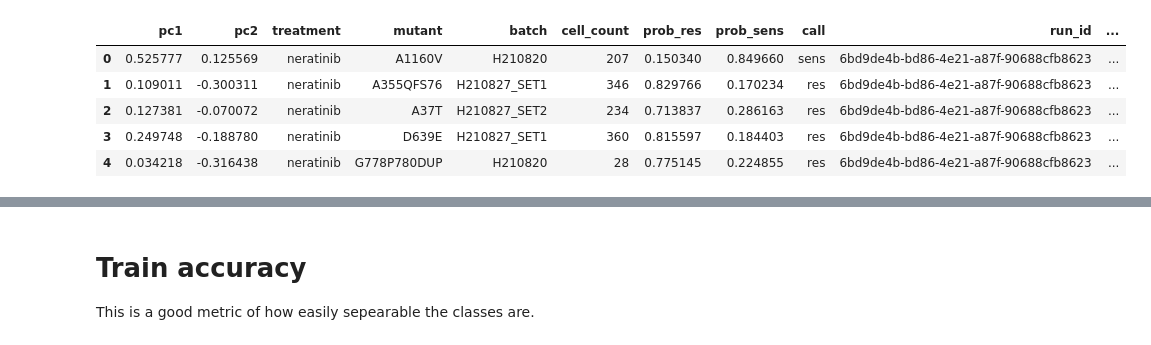
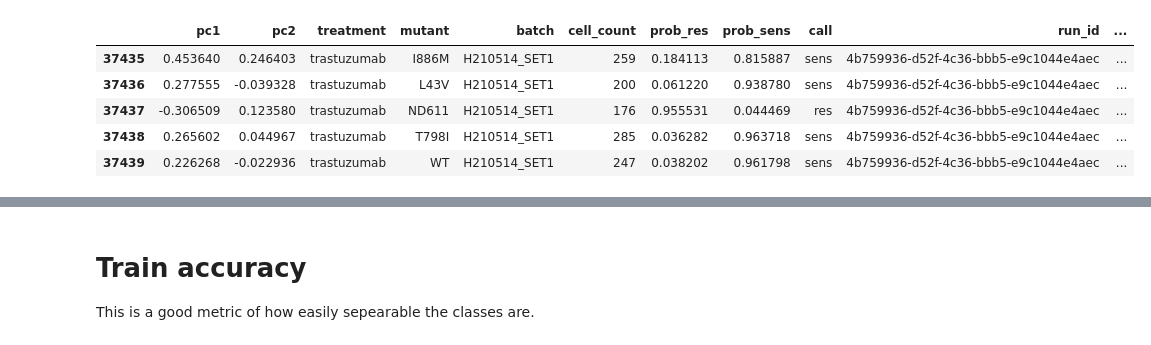
Before and after one commit to nathanieljevans/live_cell_reporter_imaging, a Jupyter notebook: sensitivity_analysis.ipynb, the cells around one changed output, grey strips where cells are left out. Cells and saved outputs as stored; diff of their text form; code cells hidden in the pictures.

```diff
--- a/sensitivity_analysis.ipynb
+++ b/sensitivity_analysis.ipynb
@@ -31,10 +31,10 @@ run_res.head()
 # %%
 mut_res = pd.read_csv('./output/mutant_resistance_results.csv')
-mut_res.head()
+mut_res.tail()
 # %% [output]
 |  | pc1 | pc2 | treatment | mutant | batch | cell_count | prob_res | prob_sens | call | run_id | ... |
-| 0 | 0.525777 | 0.125569 | neratinib | A1160V | H210820 | 207 | 0.150340 | 0.849660 | sens | 6bd9de4b-bd86-4e21-a87f-90688cfb8623 | ... |
-| 1 | 0.109011 | -0.300311 | neratinib | A355QFS76 | H210827_SET1 | 346 | 0.829766 | 0.170234 | res | 6bd9de4b-bd86-4e21-a87f-90688cfb8623 | ... |
-| 2 | 0.127381 | -0.070072 | neratinib | A37T | H210827_SET2 | 234 | 0.713837 | 0.286163 | res | 6bd9de4b-bd86-4e21-a87f-90688cfb8623 | ... |
-| 3 | 0.249748 | -0.188780 | neratinib | D639E | H210827_SET1 | 360 | 0.815597 | 0.184403 | res | 6bd9de4b-bd86-4e21-a87f-90688cfb8623 | ... |
-| 4 | 0.034218 | -0.316438 | neratinib | G778P780DUP | H210820 | 28 | 0.775145 | 0.224855 | res | 6bd9de4b-bd86-4e21-a87f-90688cfb8623 | ... |
+| 37435 | 0.453640 | 0.246403 | trastuzumab | I886M | H210514_SET1 | 259 | 0.184113 | 0.815887 | sens | 4b759936-d52f-4c36-bbb5-e9c1044e4aec | ... |
+| 37436 | 0.277555 | -0.039328 | trastuzumab | L43V | H210514_SET1 | 200 | 0.061220 | 0.938780 | sens | 4b759936-d52f-4c36-bbb5-e9c1044e4aec | ... |
+| 37437 | -0.306509 | 0.123580 | trastuzumab | ND611 | H210514_SET1 | 176 | 0.955531 | 0.044469 | res | 4b759936-d52f-4c36-bbb5-e9c1044e4aec | ... |
+| 37438 | 0.265602 | 0.044967 | trastuzumab | T798I | H210514_SET1 | 285 | 0.036282 | 0.963718 | sens | 4b759936-d52f-4c36-bbb5-e9c1044e4aec | ... |
+| 37439 | 0.226268 | -0.022936 | trastuzumab | WT | H210514_SET1 | 247 | 0.038202 | 0.961798 | sens | 4b759936-d52f-4c36-bbb5-e9c1044e4aec | ... |
```
Also changed, not shown: parts of 32 cells of this notebook, 7 other files.
